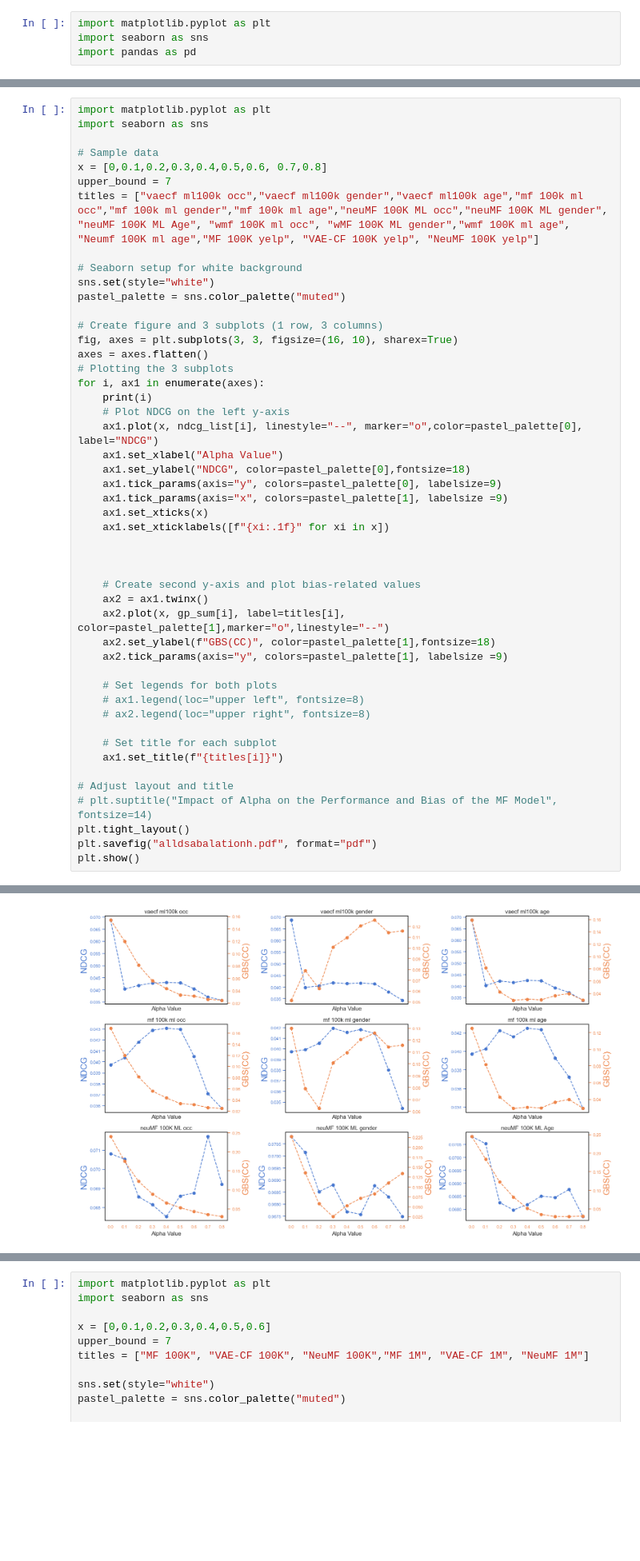
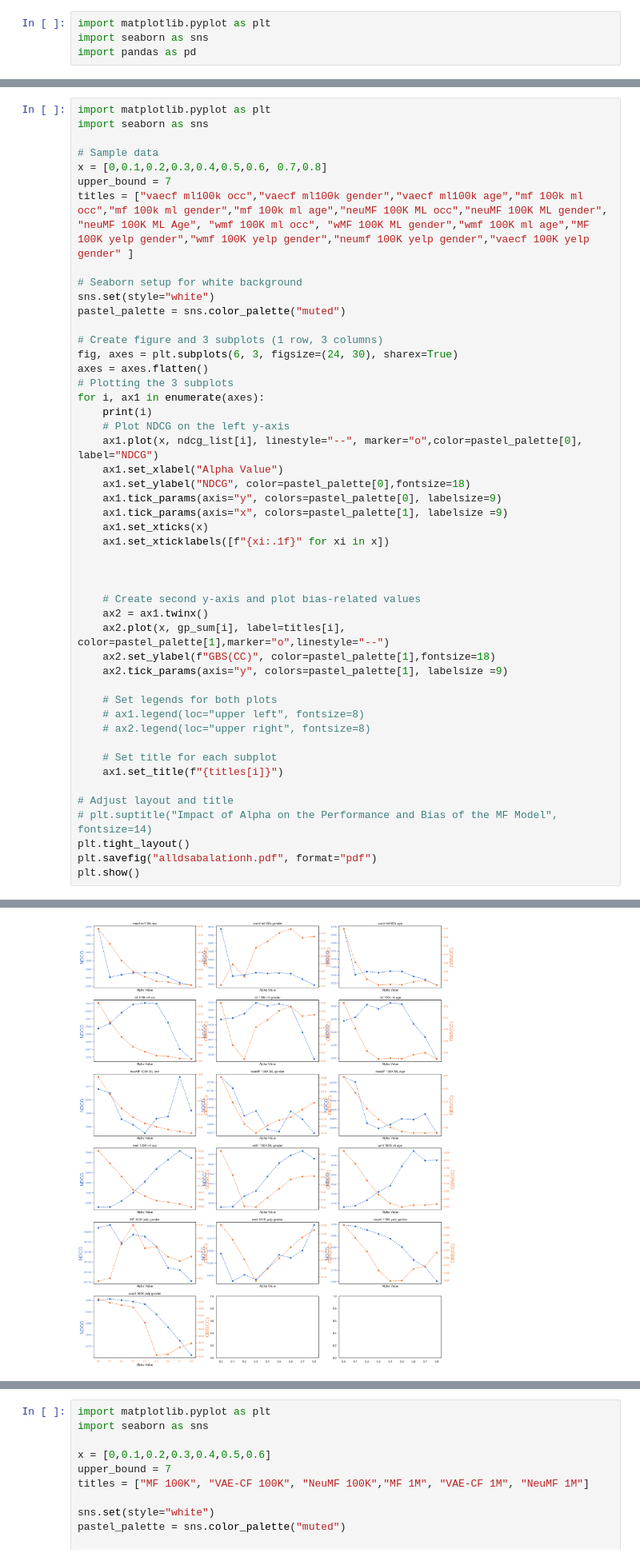
Before and after one commit to tahsinkheya/re_ranking_clean, a Jupyter notebook: data_vis/all_1m copy.ipynb, the cells around one changed output, grey strips where cells are left out. Shown at 80% size. Cells and saved outputs as stored; diff of their text form; blank space fills up the shorter version.

```diff
--- a/data_vis/all_1m copy.ipynb
+++ b/data_vis/all_1m copy.ipynb
@@ -498,14 +656,14 @@ import seaborn as sns
 # Sample data
 x = [0,0.1,0.2,0.3,0.4,0.5,0.6, 0.7,0.8]
 upper_bound = 7
-titles = ["vaecf ml100k occ","vaecf ml100k gender","vaecf ml100k age","mf 100k ml occ","mf 100k ml gender","mf 100k ml age","neuMF 100K ML occ","neuMF 100K ML gender", "neuMF 100K ML Age", "wmf 100K ml occ", "wMF 100K ML gender","wmf 100K ml age", "Neumf 100K ml age","MF 100K yelp", "VAE-CF 100K yelp", "NeuMF 100K yelp"]
+titles = ["vaecf ml100k occ","vaecf ml100k gender","vaecf ml100k age","mf 100k ml occ","mf 100k ml gender","mf 100k ml age","neuMF 100K ML occ","neuMF 100K ML gender", "neuMF 100K ML Age", "wmf 100K ml occ", "wMF 100K ML gender","wmf 100K ml age","MF 100K yelp gender","wmf 100K yelp gender","neumf 100K yelp gender","vaecf 100K yelp gender" ]
 
 # Seaborn setup for white background
 sns.set(style="white")
 pastel_palette = sns.color_palette("muted")
 
 # Create figure and 3 subplots (1 row, 3 columns)
-fig, axes = plt.subplots(3, 3, figsize=(16, 10), sharex=True)
+fig, axes = plt.subplots(6, 3, figsize=(24, 30), sharex=True)
 axes = axes.flatten()
 # Plotting the 3 subplots
 for i, ax1 in enumerate(axes):
@@ -552 +719 @@ plt.show()
-[figure, old version]
+[figure, new version]
```
Also changed, not shown: parts of 5 cells of this notebook, 5 other files.
